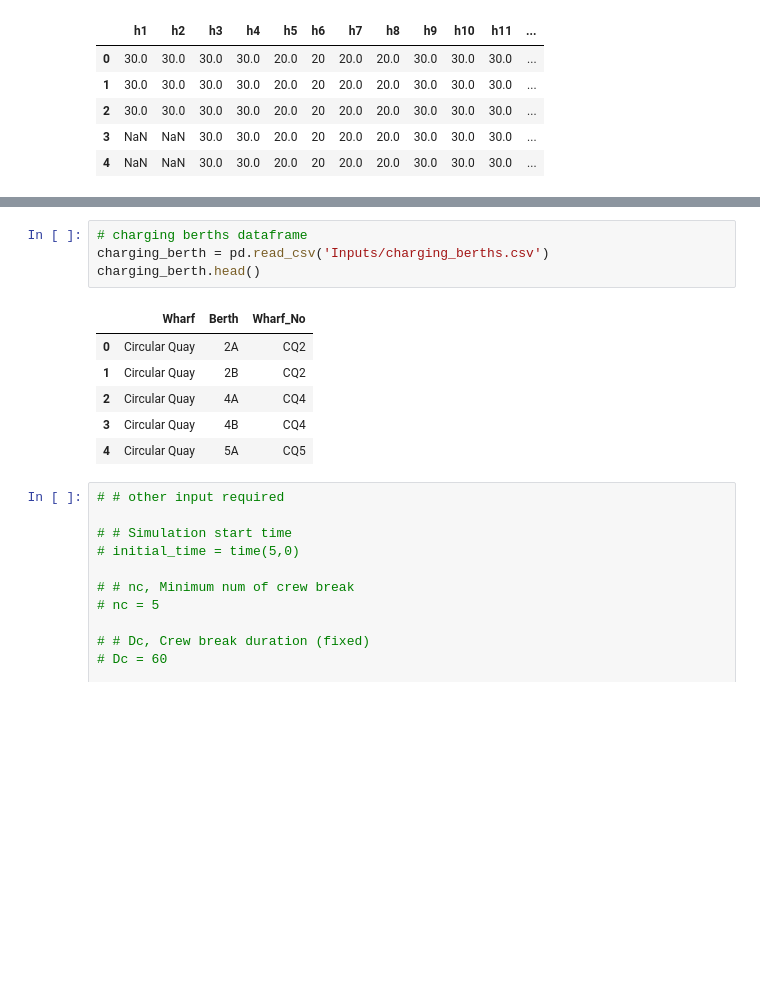
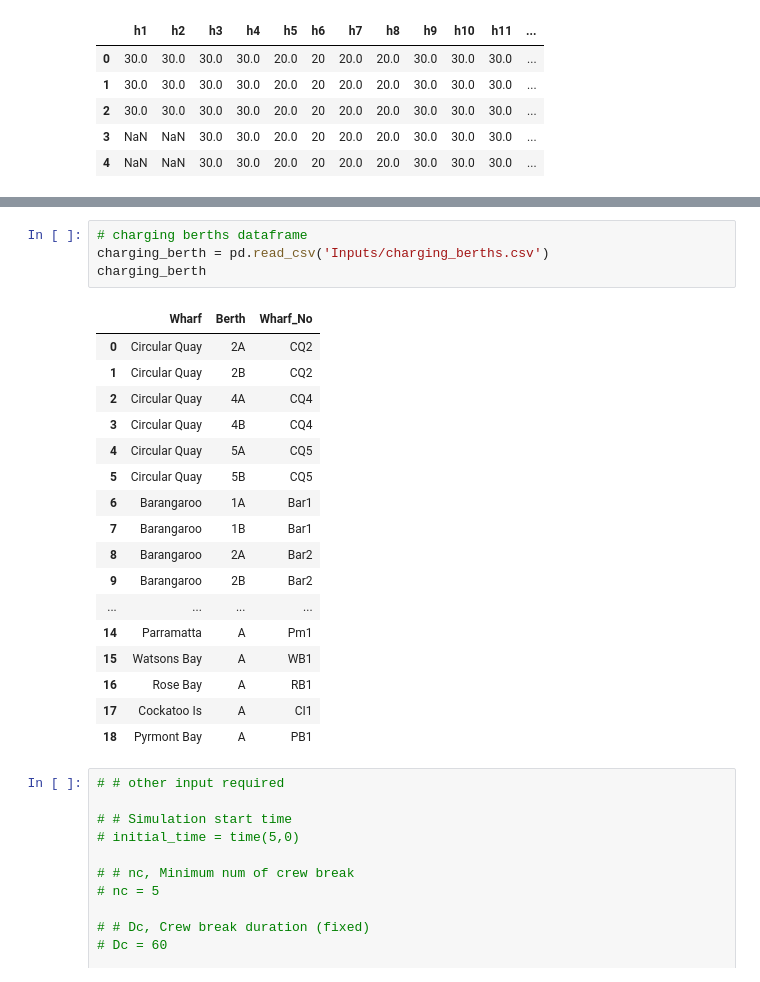
Before and after one commit to ricardo3709/FerryILP, a Jupyter notebook: load_ferry_data.ipynb, the cells around one changed output, grey strips where cells are left out. Cells and saved outputs as stored; diff of their text form; blank space fills up the shorter version.

```diff
--- a/load_ferry_data.ipynb
+++ b/load_ferry_data.ipynb
@@ -95,14 +117,25 @@ vessel_df.head()
 # %%
 # charging berths dataframe
 charging_berth = pd.read_csv('Inputs/charging_berths.csv')
-charging_berth.head()
+charging_berth
 # %% [output]
 |  | Wharf | Berth | Wharf_No |
 | 0 | Circular Quay | 2A | CQ2 |
 | 1 | Circular Quay | 2B | CQ2 |
 | 2 | Circular Quay | 4A | CQ4 |
 | 3 | Circular Quay | 4B | CQ4 |
 | 4 | Circular Quay | 5A | CQ5 |
+| 5 | Circular Quay | 5B | CQ5 |
+| 6 | Barangaroo | 1A | Bar1 |
+| 7 | Barangaroo | 1B | Bar1 |
+| 8 | Barangaroo | 2A | Bar2 |
+| 9 | Barangaroo | 2B | Bar2 |
+| ... | ... | ... | ... |
+| 14 | Parramatta | A | Pm1 |
+| 15 | Watsons Bay | A | WB1 |
+| 16 | Rose Bay | A | RB1 |
+| 17 | Cockatoo Is | A | CI1 |
+| 18 | Pyrmont Bay | A | PB1 |
 # %%
 # # other input required
 
```
Also changed, not shown: parts of 12 cells of this notebook.
